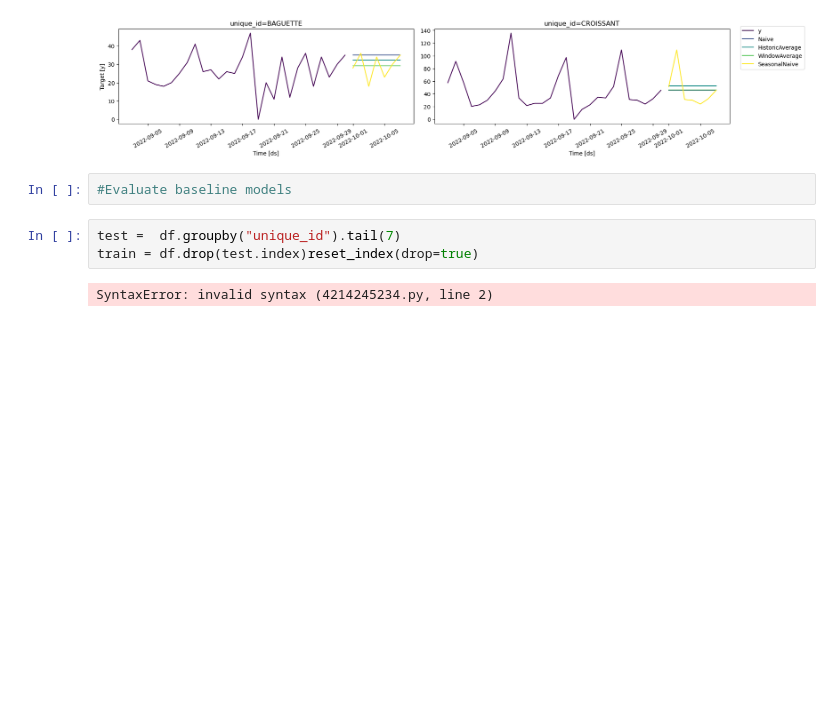
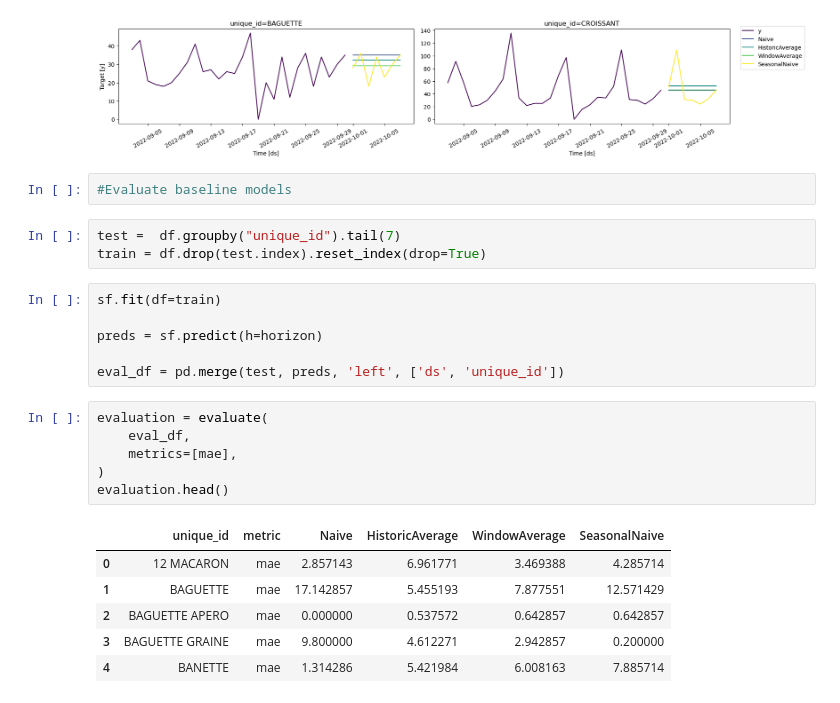
Before and after one commit to BMMUGOMBA/Time_Series, a Jupyter notebook: intro-freecodecamp.ipynb, the cells around one changed output. Drawn from its saved outputs; the diff is of its cells as text; blank space fills up the shorter version.

```diff
--- a/intro-freecodecamp.ipynb
+++ b/intro-freecodecamp.ipynb
@@ -111,6 +111,23 @@ plot_series(
 #Evaluate baseline models
 # %%
 test =  df.groupby("unique_id").tail(7)
-train = df.drop(test.index)reset_index(drop=true)
+train = df.drop(test.index).reset_index(drop=True)
-# %% [output]
-SyntaxError: invalid syntax (4214245234.py, line 2)
+# %%
+sf.fit(df=train)
+
+preds = sf.predict(h=horizon)
+
+eval_df = pd.merge(test, preds, 'left', ['ds', 'unique_id'])
+# %%
+evaluation = evaluate(
+    eval_df,
+    metrics=[mae],
+)
+evaluation.head()
+# %% [output]
+|  | unique_id | metric | Naive | HistoricAverage | WindowAverage | SeasonalNaive |
+| 0 | 12 MACARON | mae | 2.857143 | 6.961771 | 3.469388 | 4.285714 |
+| 1 | BAGUETTE | mae | 17.142857 | 5.455193 | 7.877551 | 12.571429 |
+| 2 | BAGUETTE APERO | mae | 0.000000 | 0.537572 | 0.642857 | 0.642857 |
+| 3 | BAGUETTE GRAINE | mae | 9.800000 | 4.612271 | 2.942857 | 0.200000 |
+| 4 | BANETTE | mae | 1.314286 | 5.421984 | 6.008163 | 7.885714 |
```
Also changed, not shown: parts of 6 cells of this notebook.
